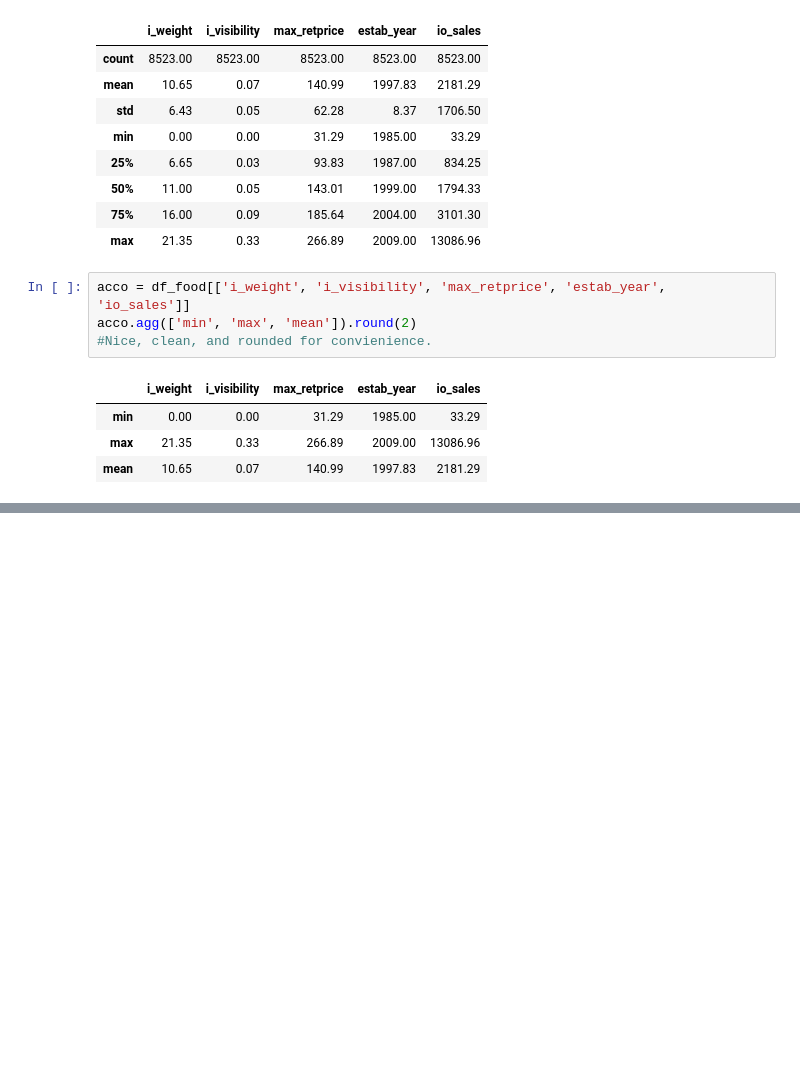
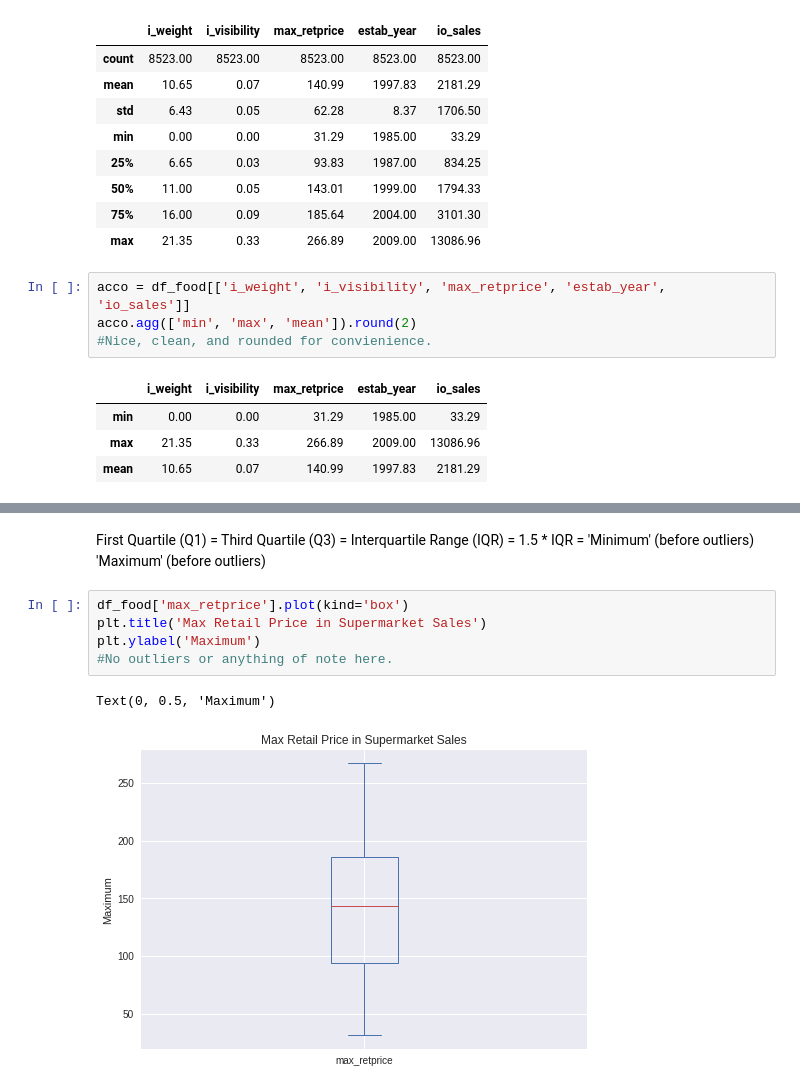
Before and after one commit to Jkhou1000/Market-Project, a Jupyter notebook: Project_1.ipynb, the cells around one changed output, grey strips where cells are left out. Cells and saved outputs as stored; diff of their text form; blank space fills up the shorter version.

```diff
--- a/Project_1.ipynb
+++ b/Project_1.ipynb
@@ -301,0 +351,15 @@ acco.agg(['min', 'max', 'mean']).round(2)
+# %% [markdown]
+First Quartile (Q1) =
+Third Quartile (Q3) =
+Interquartile Range (IQR) =
+1.5 * IQR =
+'Minimum' (before outliers)
+'Maximum' (before outliers)
+# %%
+df_food['max_retprice'].plot(kind='box')
+plt.title('Max Retail Price in Supermarket Sales')
+plt.ylabel('Maximum')
+#No outliers or anything of note here.
+# %% [output]
+Text(0, 0.5, 'Maximum')
+[figure, added]
```
Also changed, not shown: parts of 8 cells of this notebook.
